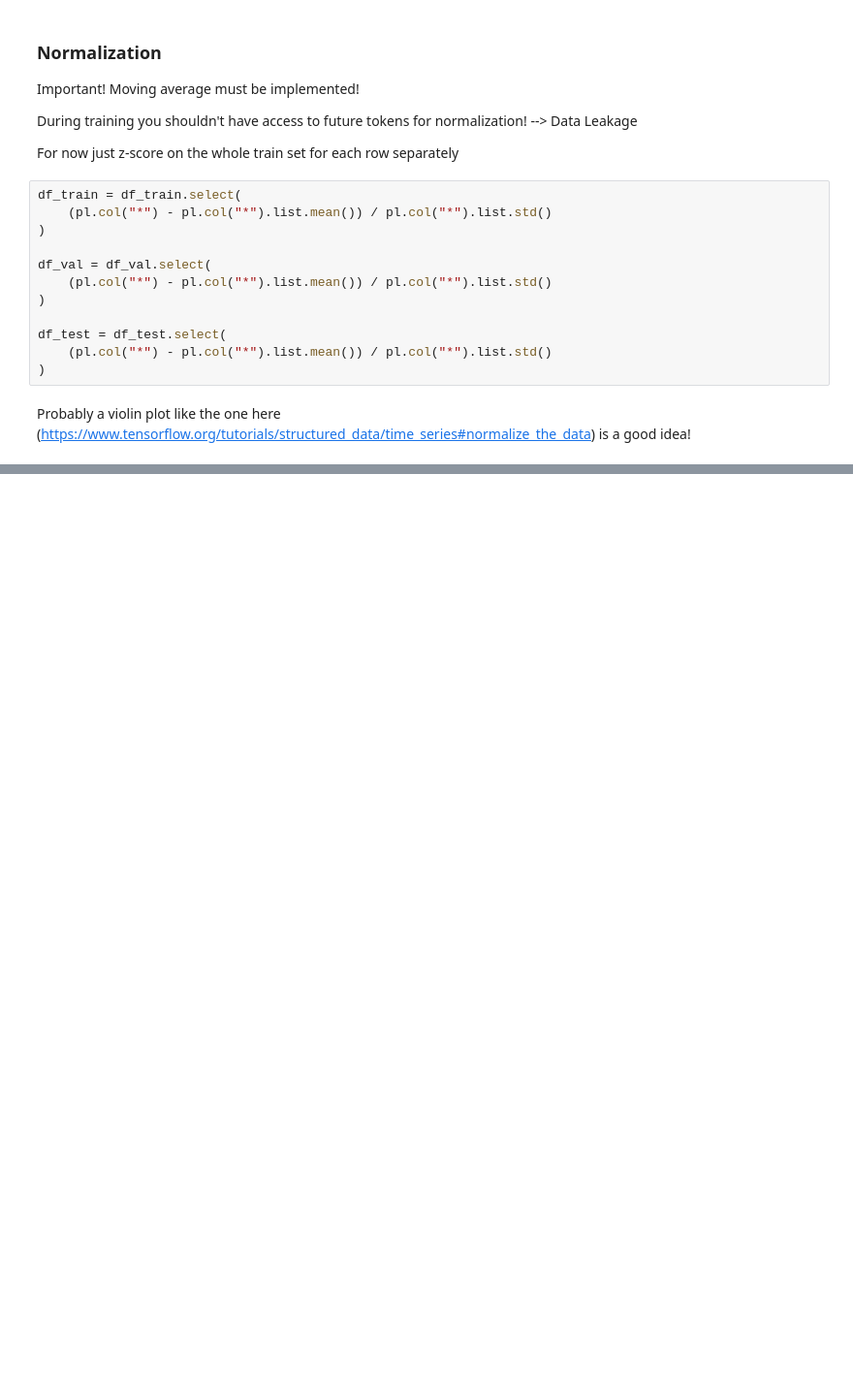
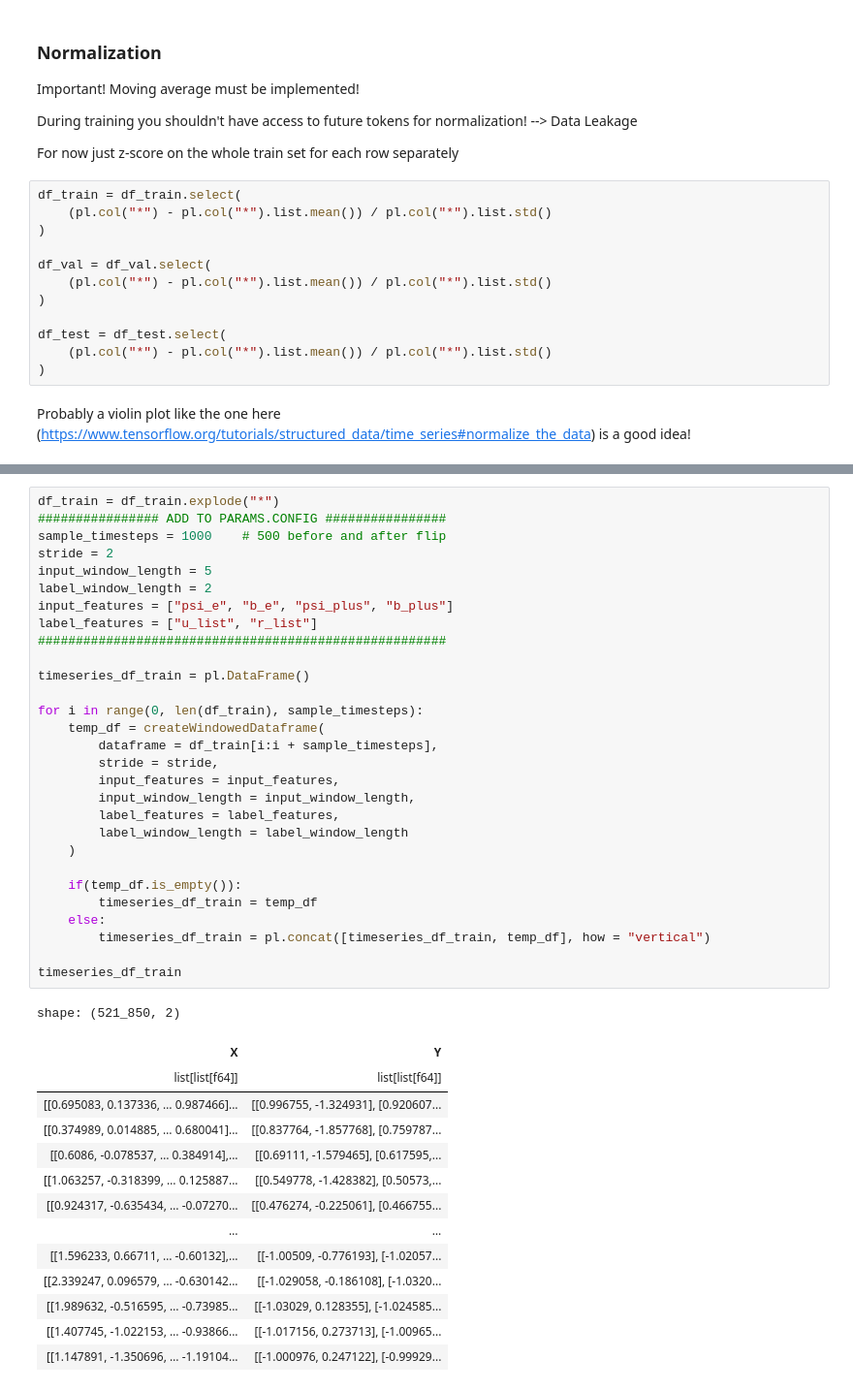
Before and after one commit to MrAliTheGreat/JetReversalAnalysis, a Jupyter notebook: predict-transformer.ipynb, the cells around one changed output, grey strips where cells are left out. Shown at 97% size. Cells and saved outputs as stored; diff of their text form; blank space fills up the shorter version.

Commit message:
Add time-series windowing functionality

```diff
--- a/predict-transformer.ipynb
+++ b/predict-transformer.ipynb
@@ -148,0 +216,44 @@ Must be super modular since we will run with diverse set of windows!
+# %%
+df_train = df_train.explode("*")
+################ ADD TO PARAMS.CONFIG ################
+sample_timesteps = 1000    # 500 before and after flip
+stride = 2
+input_window_length = 5
+label_window_length = 2
+input_features = ["psi_e", "b_e", "psi_plus", "b_plus"]
+label_features = ["u_list", "r_list"]
+######################################################
+
+timeseries_df_train = pl.DataFrame()
+
+for i in range(0, len(df_train), sample_timesteps):
+    temp_df = createWindowedDataframe(
+        dataframe = df_train[i:i + sample_timesteps],
+        stride = stride,
+        input_features = input_features,
+        input_window_length = input_window_length,
+        label_features = label_features,
+        label_window_length = label_window_length
+    )
+
+    if(temp_df.is_empty()):
+        timeseries_df_train = temp_df
+    else:
+        timeseries_df_train = pl.concat([timeseries_df_train, temp_df], how = "vertical")
+
+timeseries_df_train
+# %% [output]
+shape: (521_850, 2)
+| X | Y |
+| list[list[f64]] | list[list[f64]] |
+| [[0.695083, 0.137336, … 0.987466]... | [[0.996755, -1.324931], [0.920607... |
+| [[0.374989, 0.014885, … 0.680041]... | [[0.837764, -1.857768], [0.759787... |
+| [[0.6086, -0.078537, … 0.384914],... | [[0.69111, -1.579465], [0.617595,... |
+| [[1.063257, -0.318399, … 0.125887... | [[0.549778, -1.428382], [0.50573,... |
+| [[0.924317, -0.635434, … -0.07270... | [[0.476274, -0.225061], [0.466755... |
+| … | … |
+| [[1.596233, 0.66711, … -0.60132],... | [[-1.00509, -0.776193], [-1.02057... |
+| [[2.339247, 0.096579, … -0.630142... | [[-1.029058, -0.186108], [-1.0320... |
+| [[1.989632, -0.516595, … -0.73985... | [[-1.03029, 0.128355], [-1.024585... |
+| [[1.407745, -1.022153, … -0.93866... | [[-1.017156, 0.273713], [-1.00965... |
+| [[1.147891, -1.350696, … -1.19104... | [[-1.000976, 0.247122], [-0.99929... |
```
Also changed, not shown: parts of 4 cells of this notebook.
